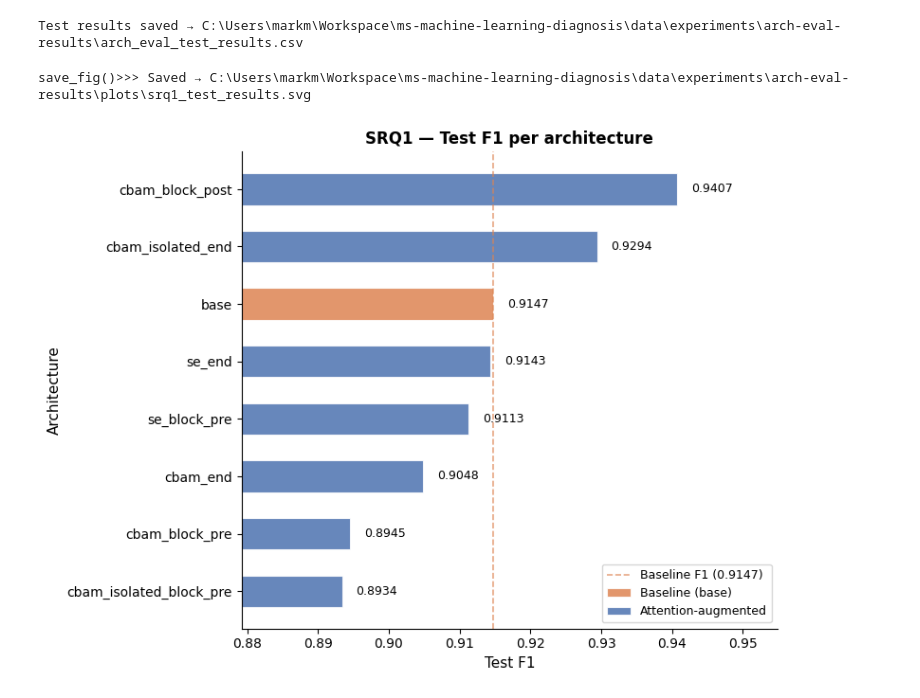
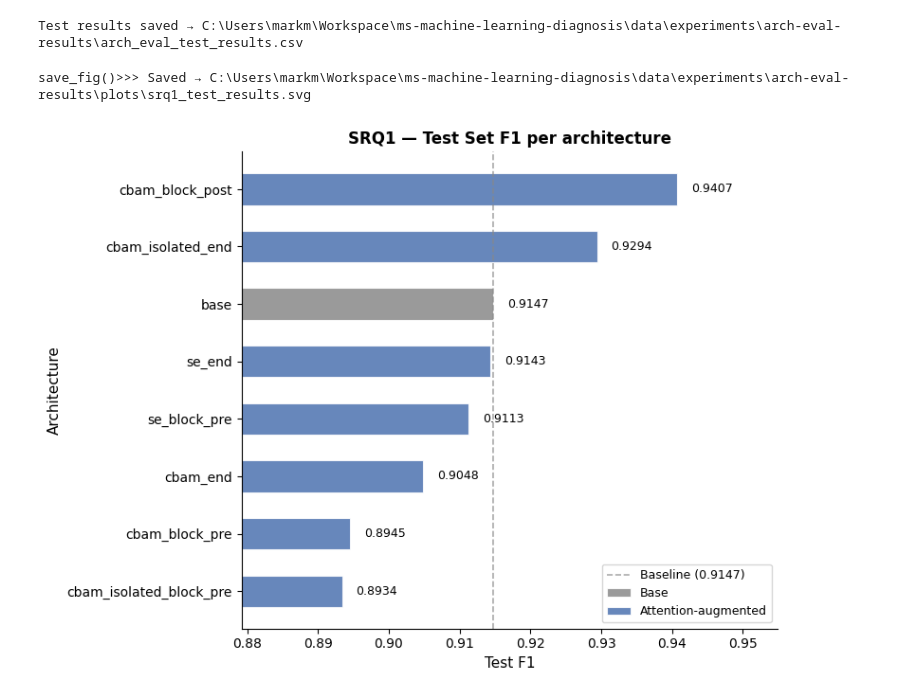
Before and after one commit to Mark-McNaught/ms-machine-learning-diagnosis, a Jupyter notebook: src/experiments/arch-eval.ipynb, the cells around one changed output. Drawn from its saved outputs; the diff is of its cells as text; code cells hidden in the pictures.

```diff
--- a/src/experiments/arch-eval.ipynb
+++ b/src/experiments/arch-eval.ipynb
@@ -727,35 +727,35 @@ Test results saved → C:\Users\markm\Workspace\ms-machine-learning-diagnosis\da
 # ── Visualisation ─────────────────────────────────────────────────────────────
 if not df_test.empty:
     plot_order  = df_test.sort_values("test_f1", ascending=True)
     y_pos       = np.arange(len(plot_order))
     is_baseline = np.array([a == "base" for a in plot_order.index])
 
     fig, ax = plt.subplots(figsize=(8, 6))
     ax.barh(y_pos[ is_baseline], plot_order["test_f1"][ is_baseline],
-            color="#DD8452", alpha=0.85, height=0.55, edgecolor="white",
-            linewidth=0.8, label="Baseline (base)")
+            color="#888", alpha=0.85, height=0.55, edgecolor="white",
+            linewidth=0.8, label="Base")
     ax.barh(y_pos[~is_baseline], plot_order["test_f1"][~is_baseline],
             color="#4C72B0", alpha=0.85, height=0.55, edgecolor="white",
             linewidth=0.8, label="Attention-augmented")
     if baseline_f1:
-        ax.axvline(baseline_f1, color="#DD8452", linestyle="--",
-                   linewidth=1.2, alpha=0.7, label=f"Baseline F1 ({baseline_f1:.4f})")
+        ax.axvline(baseline_f1, color="#888", linestyle="--",
+                   linewidth=1.2, alpha=0.7, label=f"Baseline ({baseline_f1:.4f})")
     ax.set_yticks(y_pos)
     ax.set_yticklabels(plot_order.index, fontsize=10)
     ax.set_xlabel("Test F1", fontsize=11)
     ax.set_ylabel("Architecture", fontsize=11)
     ax.set_title("SRQ1 — Test Set F1 per architecture", fontsize=12, fontweight="bold")
     ax.legend(fontsize=9)
     ax.spines[["top", "right"]].set_visible(False)
     f1_vals = plot_order["test_f1"].values
     pad = (f1_vals.max() - f1_vals.min()) * 0.3 or 0.02
     ax.set_xlim(max(0, f1_vals.min() - pad), min(1, f1_vals.max() + pad))
     for y, v in zip(y_pos, f1_vals):
         ax.text(v + 0.002, y, f"{v:.4f}", va="center", fontsize=9)
 
     plt.tight_layout()
     utils.save_fig(fig, PLOTS_DIR, "srq1_test_results", formats=("svg",))
     plt.show()
 # %% [output]
 save_fig()>>> Saved → C:\Users\markm\Workspace\ms-machine-learning-diagnosis\data\experiments\arch-eval-results\plots\srq1_test_results.svg
-[figure, old version]
+[figure, new version]
```
Also changed, not shown: parts of 2 cells of this notebook, 4 other files.
